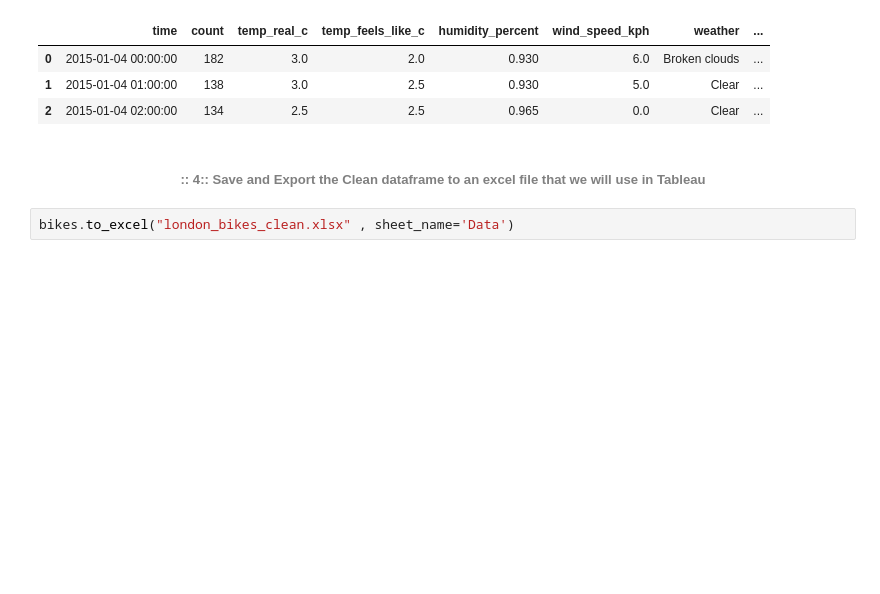
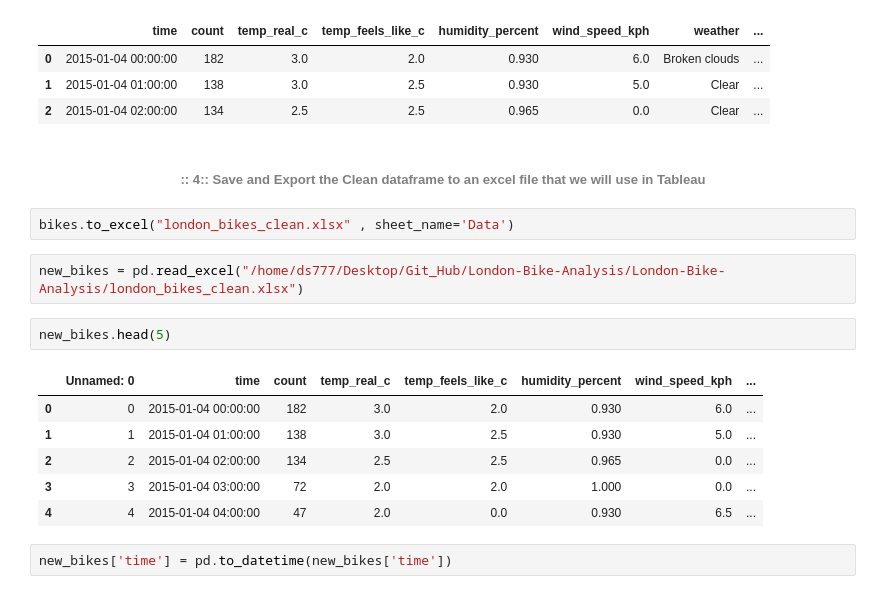
Before and after one commit to MAHMOUD-SHAHBA/London-Bike-Analysis, a Jupyter notebook: London Bike Analysis.ipynb, the cells around one changed output. Cells and saved outputs as stored; diff of their text form; blank space fills up the shorter version.

```diff
--- a/London Bike Analysis.ipynb
+++ b/London Bike Analysis.ipynb
@@ -217,3 +225,16 @@ bikes.head(3)
 </h5>
 # %%
 bikes.to_excel("london_bikes_clean.xlsx" , sheet_name='Data')
+# %%
+new_bikes = pd.read_excel("/home/ds777/Desktop/Git_Hub/London-Bike-Analysis/London-Bike-Analysis/london_bikes_clean.xlsx")
+# %%
+new_bikes.head(5)
+# %% [output]
+|  | Unnamed: 0 | time | count | temp_real_c | temp_feels_like_c | humidity_percent | wind_speed_kph | ... |
+| 0 | 0 | 2015-01-04 00:00:00 | 182 | 3.0 | 2.0 | 0.930 | 6.0 | ... |
+| 1 | 1 | 2015-01-04 01:00:00 | 138 | 3.0 | 2.5 | 0.930 | 5.0 | ... |
+| 2 | 2 | 2015-01-04 02:00:00 | 134 | 2.5 | 2.5 | 0.965 | 0.0 | ... |
+| 3 | 3 | 2015-01-04 03:00:00 | 72 | 2.0 | 2.0 | 1.000 | 0.0 | ... |
+| 4 | 4 | 2015-01-04 04:00:00 | 47 | 2.0 | 0.0 | 0.930 | 6.5 | ... |
+# %%
+new_bikes['time'] = pd.to_datetime(new_bikes['time'])
```
Also changed, not shown: parts of 8 cells of this notebook, 3 other files.
